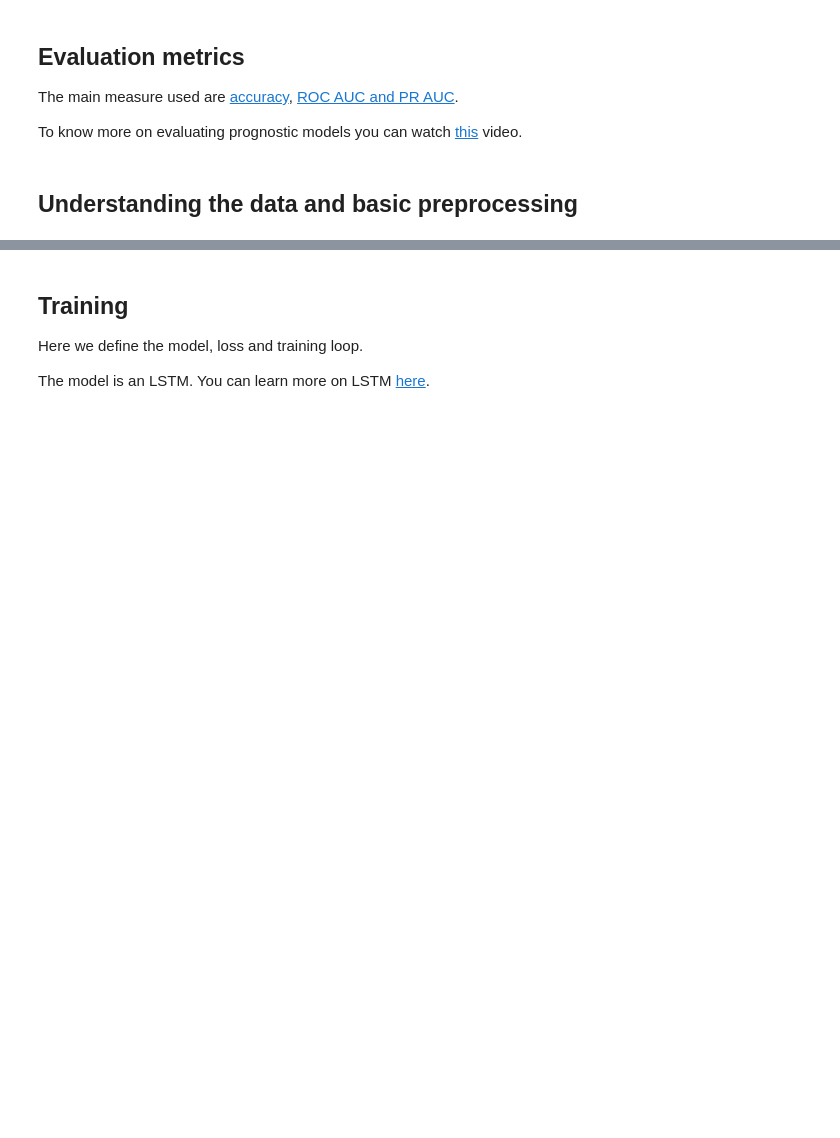
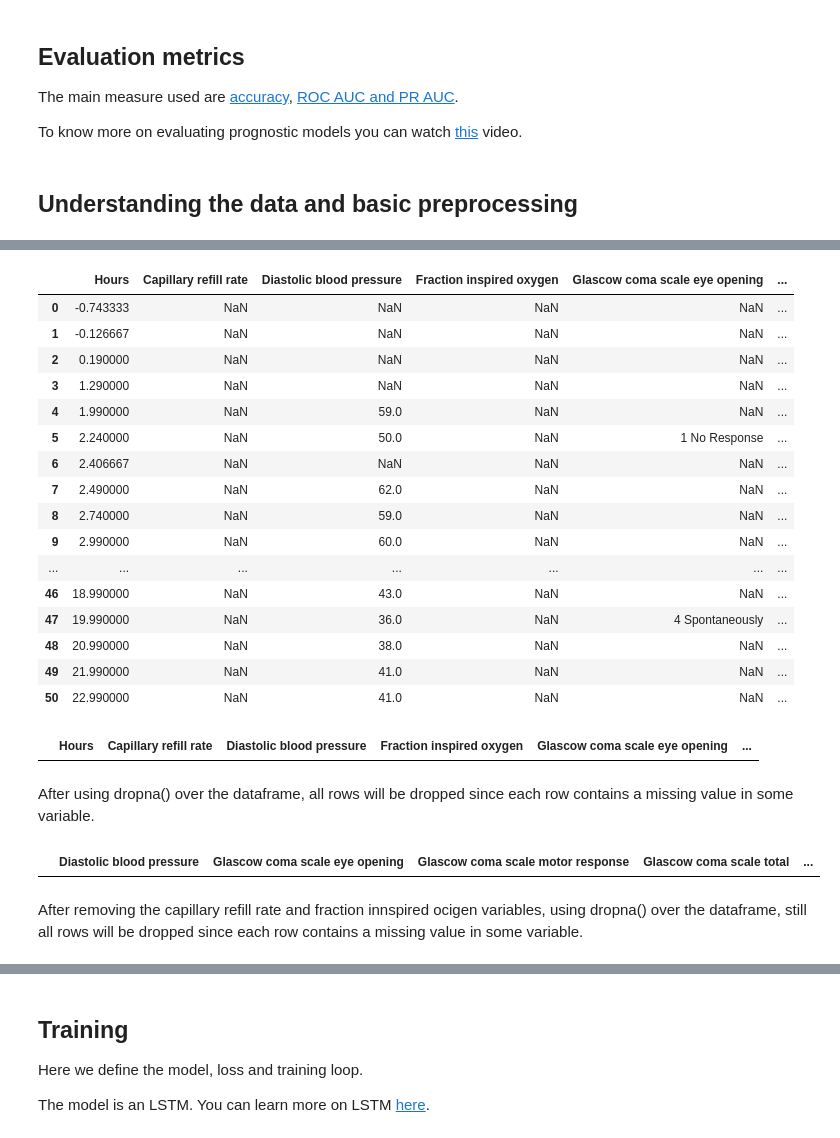
Before and after one commit to florencecornelissen/Mortality_Prediction, a Jupyter notebook: in_hospital_mortality_structured_v2.ipynb, the cells around one changed output, grey strips where cells are left out. Cells and saved outputs as stored; diff of their text form; code cells hidden in the pictures; blank space fills up the shorter version.

```diff
--- a/in_hospital_mortality_structured_v2.ipynb
+++ b/in_hospital_mortality_structured_v2.ipynb
@@ -270,3 +378,41 @@ df_imputed_mode
+# %%
+# Last previous value known imputation
+df_imputed_lastpreviousvalue = df
+df_imputed_lastpreviousvalue['Mean blood pressure'].fillna(method='ffill', inplace=True)
+df_imputed_lastpreviousvalue
+# %% [output]
+|  | Hours | Capillary refill rate | Diastolic blood pressure | Fraction inspired oxygen | Glascow coma scale eye opening | ... |
+| 0 | -0.743333 | NaN | NaN | NaN | NaN | ... |
+| 1 | -0.126667 | NaN | NaN | NaN | NaN | ... |
+| 2 | 0.190000 | NaN | NaN | NaN | NaN | ... |
+| 3 | 1.290000 | NaN | NaN | NaN | NaN | ... |
+| 4 | 1.990000 | NaN | 59.0 | NaN | NaN | ... |
+| 5 | 2.240000 | NaN | 50.0 | NaN | 1 No Response | ... |
+| 6 | 2.406667 | NaN | NaN | NaN | NaN | ... |
+| 7 | 2.490000 | NaN | 62.0 | NaN | NaN | ... |
+| 8 | 2.740000 | NaN | 59.0 | NaN | NaN | ... |
+| 9 | 2.990000 | NaN | 60.0 | NaN | NaN | ... |
+| ... | ... | ... | ... | ... | ... | ... |
+| 46 | 18.990000 | NaN | 43.0 | NaN | NaN | ... |
+| 47 | 19.990000 | NaN | 36.0 | NaN | 4 Spontaneously | ... |
+| 48 | 20.990000 | NaN | 38.0 | NaN | NaN | ... |
+| 49 | 21.990000 | NaN | 41.0 | NaN | NaN | ... |
+| 50 | 22.990000 | NaN | 41.0 | NaN | NaN | ... |
+# %%
+df_deletedmissing = df.dropna()
+df_deletedmissing
+# %% [output]
+|  | Hours | Capillary refill rate | Diastolic blood pressure | Fraction inspired oxygen | Glascow coma scale eye opening | ... |
+# %% [markdown]
+After using dropna() over the dataframe, all rows will be dropped since each row contains a missing value in some variable.
+# %%
+df_deleting = df[df.columns.difference(['Capillary refill rate', 'Fraction inspired oxygen'])]
+df_deleting = df_deleting.dropna()
+df_deleting
+# %% [output]
+|  | Diastolic blood pressure | Glascow coma scale eye opening | Glascow coma scale motor response | Glascow coma scale total | ... |
+# %% [markdown]
+After removing the capillary refill rate and fraction innspired ocigen variables, using dropna() over the dataframe, still all rows will be dropped since each row contains a missing value in some variable.
 # %%
 # Comparing deleting outliers vs capping them:
 # Change the value of mean blood pressure to 650 for the 11th element
```
Also changed, not shown: parts of 10 cells of this notebook, 1 other file.
